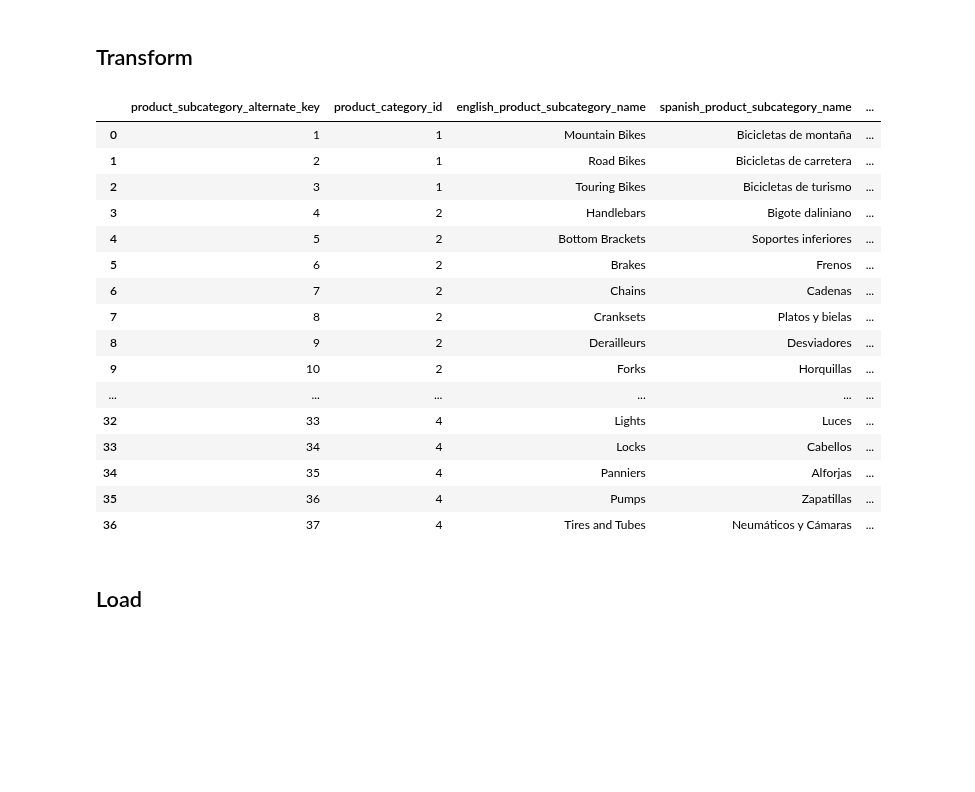
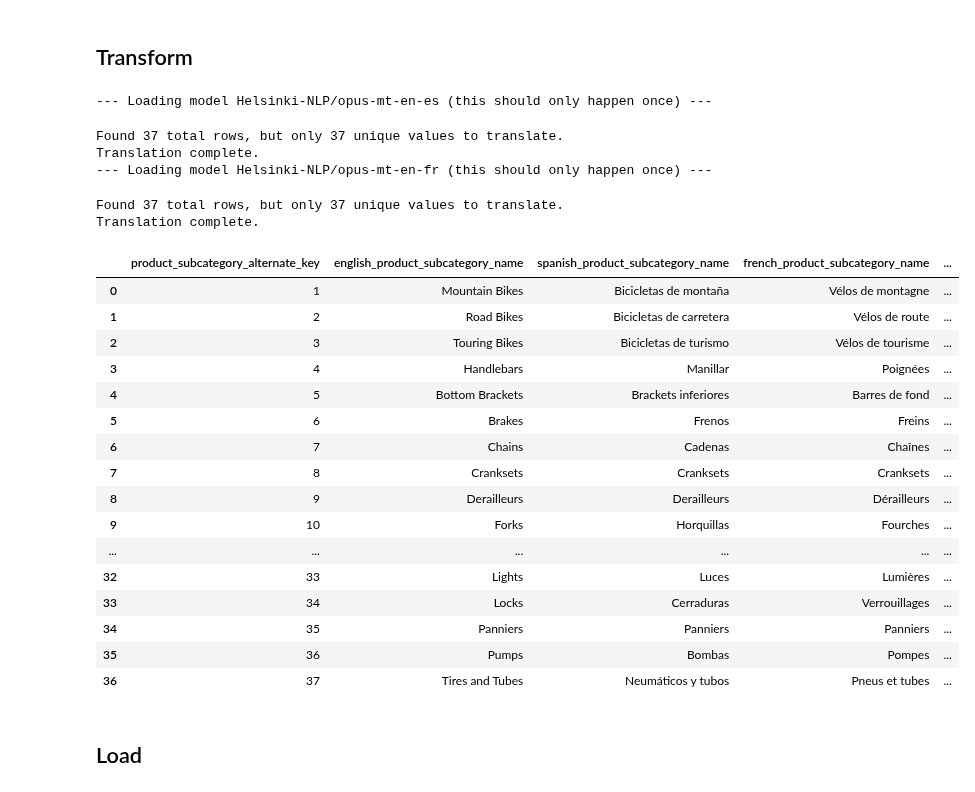
Before and after one commit to andresmg42/AdventureWorks2022ETL, a Jupyter notebook: notebooks/etl_dim_product_subcategory.ipynb, the cells around one changed output. Drawn from its saved outputs; the diff is of its cells as text; code cells hidden in the pictures; blank space fills up the shorter version.

Commit message:
dim_product and subcategory translations improved whit the new function convert_language

```diff
--- a/notebooks/etl_dim_product_subcategory.ipynb
+++ b/notebooks/etl_dim_product_subcategory.ipynb
@@ -4,3 +5,3 @@ from connection import connect
 # %%
 #connection
-co_oltp,etl_conn=connect('production')
+co_oltp,etl_conn,etl_conn_or=connect()
@@ -21,40 +20,52 @@ dim_product_subcategory=pd.read_sql_table('product_subcategory',co_oltp,schema='
 # %%
 dim_product_subcategory=dim_product_subcategory.rename(columns={'product_subcategory_id':'product_subcategory_alternate_key','name':'english_product_subcategory_name'})
 
 dim_product_subcategory=dim_product_subcategory.drop(['rowguid','modified_date'],axis=1)
-dim_product_subcategory['spanish_product_subcategory_name']=dim_product_subcategory['english_product_subcategory_name'].apply(lambda x : GoogleTranslator(source='en',target='es').translate(x) if x is not None else None )
-dim_product_subcategory['french_product_subcategory_name']=dim_product_subcategory['english_product_subcategory_name'].apply(lambda x : GoogleTranslator(source='en',target='fr').translate(x) if x is not None else None )
+
+# dim_product_subcategory['spanish_product_subcategory_name']=dim_product_subcategory['english_product_subcategory_name'].apply(lambda x : GoogleTranslator(source='en',target='es').translate(x) if x is not None else None )
+# dim_product_subcategory['french_product_subcategory_name']=dim_product_subcategory['english_product_subcategory_name'].apply(lambda x : GoogleTranslator(source='en',target='fr').translate(x) if x is not None else None )
+
+dim_product_subcategory=convert_language('en','es','english_product_subcategory_name','spanish_product_subcategory_name',dim_product_subcategory)
+dim_product_subcategory=convert_language('en','fr','english_product_subcategory_name','french_product_subcategory_name',dim_product_subcategory)
+
+
 
 dim_product_category=pd.read_sql_table('dim_product_category',etl_conn)
 
 dim_product_subcategory = dim_product_subcategory.merge(
     dim_product_category[['product_category_alternate_key', 'product_category_key']],
     left_on='product_category_id',
     right_on='product_category_alternate_key',
     how='left'
 )
 
 dim_product_subcategory.drop(['product_category_alternate_key','product_category_id'], inplace=True,axis=1)
 
 dim_product_subcategory
 # %% [output]
+--- Loading model Helsinki-NLP/opus-mt-en-es (this should only happen once) ---
+Found 37 total rows, but only 37 unique values to translate.
+Translation complete.
+--- Loading model Helsinki-NLP/opus-mt-en-fr (this should only happen once) ---
+Found 37 total rows, but only 37 unique values to translate.
+Translation complete.
-|  | product_subcategory_alternate_key | product_category_id | english_product_subcategory_name | spanish_product_subcategory_name | ... |
-| 0 | 1 | 1 | Mountain Bikes | Bicicletas de montaña | ... |
-| 1 | 2 | 1 | Road Bikes | Bicicletas de carretera | ... |
-| 2 | 3 | 1 | Touring Bikes | Bicicletas de turismo | ... |
-| 3 | 4 | 2 | Handlebars | Bigote daliniano | ... |
-| 4 | 5 | 2 | Bottom Brackets | Soportes inferiores | ... |
-| 5 | 6 | 2 | Brakes | Frenos | ... |
-| 6 | 7 | 2 | Chains | Cadenas | ... |
-| 7 | 8 | 2 | Cranksets | Platos y bielas | ... |
-| 8 | 9 | 2 | Derailleurs | Desviadores | ... |
-| 9 | 10 | 2 | Forks | Horquillas | ... |
+|  | product_subcategory_alternate_key | english_product_subcategory_name | spanish_product_subcategory_name | french_product_subcategory_name | ... |
+| 0 | 1 | Mountain Bikes | Bicicletas de montaña | Vélos de montagne | ... |
+| 1 | 2 | Road Bikes | Bicicletas de carretera | Vélos de route | ... |
+| 2 | 3 | Touring Bikes | Bicicletas de turismo | Vélos de tourisme | ... |
+| 3 | 4 | Handlebars | Manillar | Poignées | ... |
+| 4 | 5 | Bottom Brackets | Brackets inferiores | Barres de fond | ... |
+| 5 | 6 | Brakes | Frenos | Freins | ... |
+| 6 | 7 | Chains | Cadenas | Chaînes | ... |
+| 7 | 8 | Cranksets | Cranksets | Cranksets | ... |
+| 8 | 9 | Derailleurs | Derailleurs | Dérailleurs | ... |
+| 9 | 10 | Forks | Horquillas | Fourches | ... |
 | ... | ... | ... | ... | ... | ... |
-| 32 | 33 | 4 | Lights | Luces | ... |
-| 33 | 34 | 4 | Locks | Cabellos | ... |
-| 34 | 35 | 4 | Panniers | Alforjas | ... |
-| 35 | 36 | 4 | Pumps | Zapatillas | ... |
-| 36 | 37 | 4 | Tires and Tubes | Neumáticos y Cámaras | ... |
+| 32 | 33 | Lights | Luces | Lumières | ... |
+| 33 | 34 | Locks | Cerraduras | Verrouillages | ... |
+| 34 | 35 | Panniers | Panniers | Panniers | ... |
+| 35 | 36 | Pumps | Bombas | Pompes | ... |
+| 36 | 37 | Tires and Tubes | Neumáticos y tubos | Pneus et tubes | ... |
 # %% [markdown]
 ## Load
 # %%
```
Also changed, not shown: parts of 2 cells of this notebook, 4 other files.
